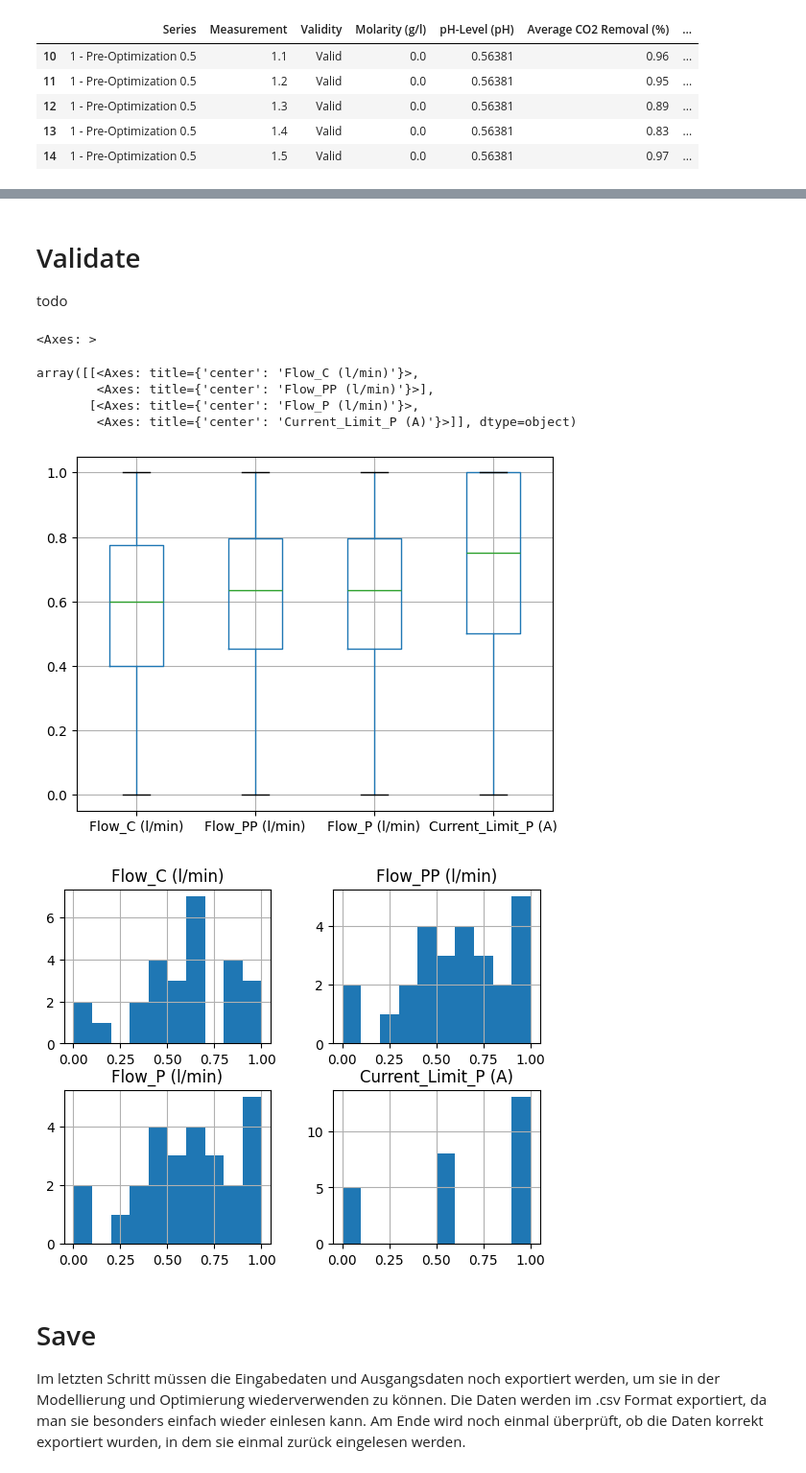
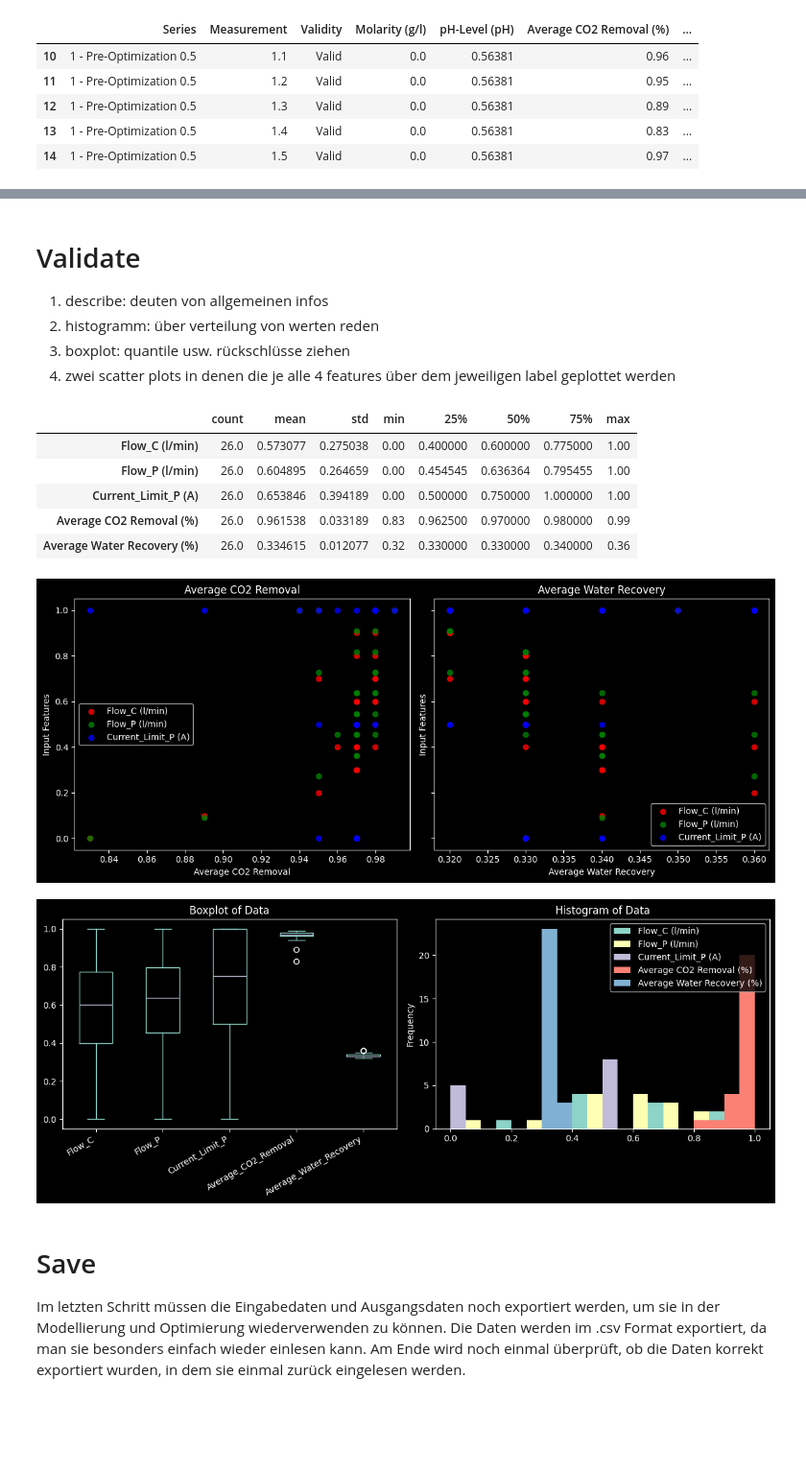
Before and after one commit to DavidGinfo/CapBioCO2_Optimization, a Jupyter notebook: notebooks/DataProcessing.ipynb, the cells around one changed output, grey strips where cells are left out. Shown at 96% size. Cells and saved outputs as stored; diff of their text form; code cells hidden in the pictures; blank space fills up the shorter version.

Commit message:
Add visualization of data for proper preprocessing validation

```diff
--- a/notebooks/DataProcessing.ipynb
+++ b/notebooks/DataProcessing.ipynb
@@ -5,10 +7,13 @@ import os
 import pandas as pd
 import numpy as np
 from sklearn.preprocessing import MinMaxScaler
+import matplotlib.pyplot as plt
 
 pd.set_option("display.max_columns", None)
 pd.set_option("display.max_rows", None)
 pd.set_option("future.no_silent_downcasting", True)
+
+plt.style.use("dark_background")
 # %% [markdown]
 # Import and Load
 Load the raw data from the *Parametric Analysis* Sheet of an Excel file into a Pandas Data Frame using the Openpyxl engine. Überspringe die ersten beiden Zeilen des Excel Sheets, da diese sowieso keine relevanten Information enthalten
@@ -308,20 +314,57 @@ df_output_data_avg_recovery = df[["Series", "Measurement", "Average Water Recove
 # %% [markdown]
 # Validate
 
-todo
+1. describe: deuten von allgemeinen infos
+2. histogramm: über verteilung von werten reden
+3. boxplot: quantile usw. rückschlüsse ziehen
+4. zwei scatter plots in denen die je alle 4 features über dem jeweiligen label geplottet werden
 # %%
-#TODO: do
+#
+df_data_used = df[["Series", "Measurement", "Flow_C (l/min)", "Flow_P (l/min)", "Current_Limit_P (A)", "Average CO2 Removal (%)", "Average Water Recovery (%)"]]
 
-display(input_data.boxplot())
-display(input_data.hist())
+display(df_data_used.describe().T)
+
+fig, axes = plt.subplots(1, 2, figsize=(12, 5), sharey=True)
+
+axes[0].scatter(df_data_used["Average CO2 Removal (%)"], df_data_used["Flow_C (l/min)"], label="Flow_C (l/min)", alpha=0.8, color="r")
+axes[0].scatter(df_data_used["Average CO2 Removal (%)"], df_data_used["Flow_P (l/min)"], label="Flow_P (l/min)", alpha=0.8, color="g")
+axes[0].scatter(df_data_used["Average CO2 Removal (%)"], df_data_used["Current_Limit_P (A)"], label="Current_Limit_P (A)", alpha=0.8, color="b")
+axes[0].set_xlabel("Average CO2 Removal")
+axes[0].set_ylabel("Input Features")
+axes[0].set_title("Average CO2 Removal")
+axes[0].legend()
+
+axes[1].scatter(df_data_used["Average Water Recovery (%)"], df_data_used["Flow_C (l/min)"], label="Flow_C (l/min)", alpha=0.8, color="r")
+axes[1].scatter(df_data_used["Average Water Recovery (%)"], df_data_used["Flow_P (l/min)"], label="Flow_P (l/min)", alpha=0.8, color="g")
+axes[1].scatter(df_data_used["Average Water Recovery (%)"], df_data_used["Current_Limit_P (A)"], label="Current_Limit_P (A)", alpha=0.8, color="b")
+axes[1].set_xlabel("Average Water Recovery")
+axes[1].set_ylabel("Input Features")
+axes[1].set_title("Average Water Recovery")
+axes[1].legend()
+
+plt.tight_layout()
+plt.show()
+
+fig, axes = plt.subplots(1, 2, figsize=(12, 5))
+
+df_data_used.plot.box(ax=axes[0])
+axes[0].set_title("Boxplot of Data")
+axes[0].set_xticklabels(['Flow_C', 'Flow_P', 'Current_Limit_P', 'Average_CO2_Removal', 'Average_Water_Recovery'], rotation=30, ha='right', fontsize=10)
+
+df_data_used.plot.hist(ax=axes[1], bins=20)
+axes[1].set_title("Histogram of Data")
+
+plt.tight_layout()
+plt.show()
 # %% [output]
-<Axes: >
-array([[<Axes: title={'center': 'Flow_C (l/min)'}>,
-        <Axes: title={'center': 'Flow_PP (l/min)'}>],
-       [<Axes: title={'center': 'Flow_P (l/min)'}>,
-        <Axes: title={'center': 'Current_Limit_P (A)'}>]], dtype=object)
+|  | count | mean | std | min | 25% | 50% | 75% | max |
+| Flow_C (l/min) | 26.0 | 0.573077 | 0.275038 | 0.00 | 0.400000 | 0.600000 | 0.775000 | 1.00 |
+| Flow_P (l/min) | 26.0 | 0.604895 | 0.264659 | 0.00 | 0.454545 | 0.636364 | 0.795455 | 1.00 |
+| Current_Limit_P (A) | 26.0 | 0.653846 | 0.394189 | 0.00 | 0.500000 | 0.750000 | 1.000000 | 1.00 |
+| Average CO2 Removal (%) | 26.0 | 0.961538 | 0.033189 | 0.83 | 0.962500 | 0.970000 | 0.980000 | 0.99 |
+| Average Water Recovery (%) | 26.0 | 0.334615 | 0.012077 | 0.32 | 0.330000 | 0.330000 | 0.340000 | 0.36 |
-[figure, old version]
+[figure, new version]
-[figure, old version]
+[figure, new version]
 # %% [markdown]
 # Save
 
```
Also changed, not shown: parts of 6 cells of this notebook.
